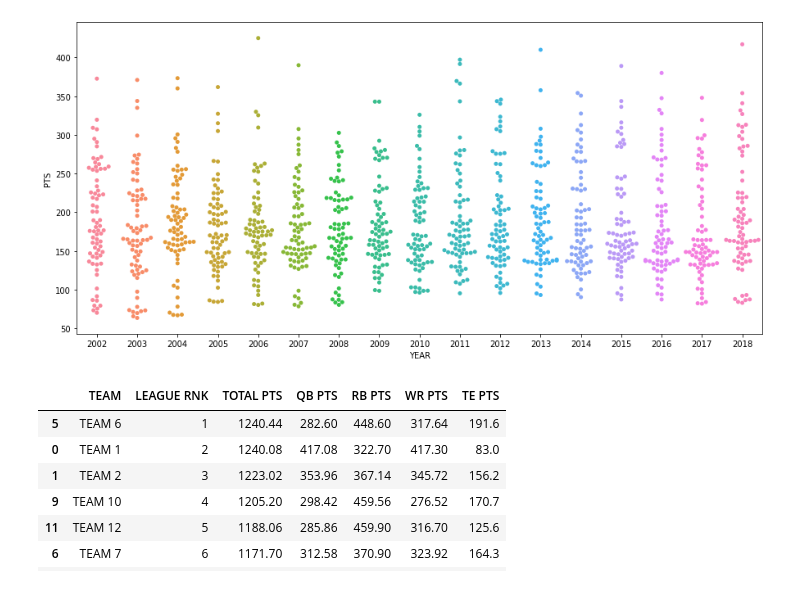
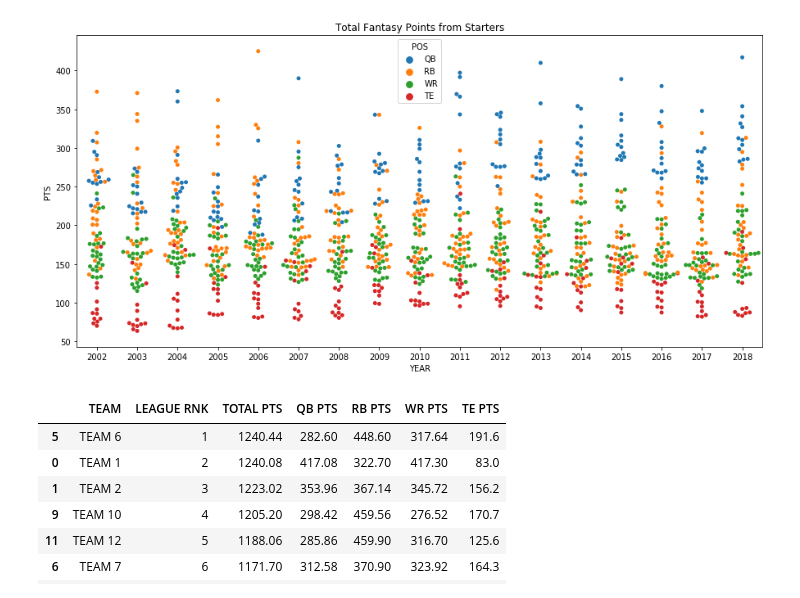
Before and after one commit to jlwalsh13/Capstone_1, a Jupyter notebook: ff_draft_sim.ipynb, the cells around one changed output. Saved outputs shown, nothing was run; the diff lists cells and outputs as text; code cells hidden in the pictures.

```diff
--- a/ff_draft_sim.ipynb
+++ b/ff_draft_sim.ipynb
@@ -40,28 +42,29 @@ ALL = ALL[ALL.POS != 'FB']
 # %%
 starter = []
 position = ['QB', 'RB', 'WR', 'TE']
 
 for year in range(2002, 2019):
     df = ALL[ALL.YEAR == year].copy()
     for pos in position:
         if pos == 'QB' or pos == 'TE':
             starter.append(df[df.POS == pos][:12])
         else:
             starter.append(df[df.POS == pos][:24])
 
 TOP = pd.concat(starter)
 TOP = TOP.reset_index(drop=True)
 
 list1 = []
 for year in range(2002, 2019):
     DF = TOP[TOP.YEAR == year]
     list1.append(DF)
 
 plt.figure(figsize=(15,7))
-sns.swarmplot(x='YEAR', y='PTS', data=pd.concat(list1))
+sns.swarmplot(x='YEAR', y='PTS', hue='POS', data=pd.concat(list1))
+plt.title('Total Fantasy Points from Starters')
 plt.show()
 # %% [output]
-[figure, old version]
+[figure, new version]
 # %%
 # Draft simulation based purely on final scoring.
 
```
Also changed, not shown: parts of 14 cells of this notebook, 1 other file.
